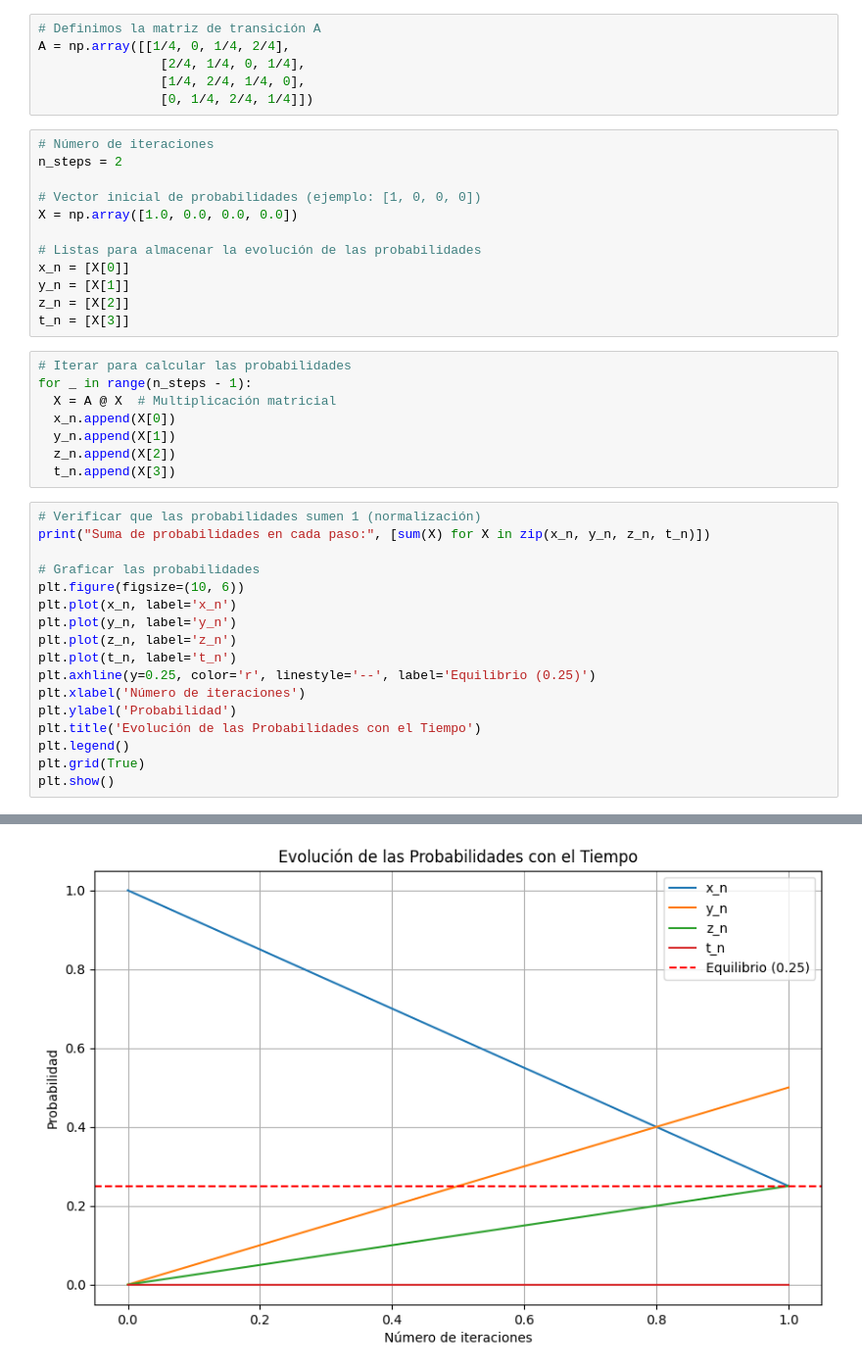
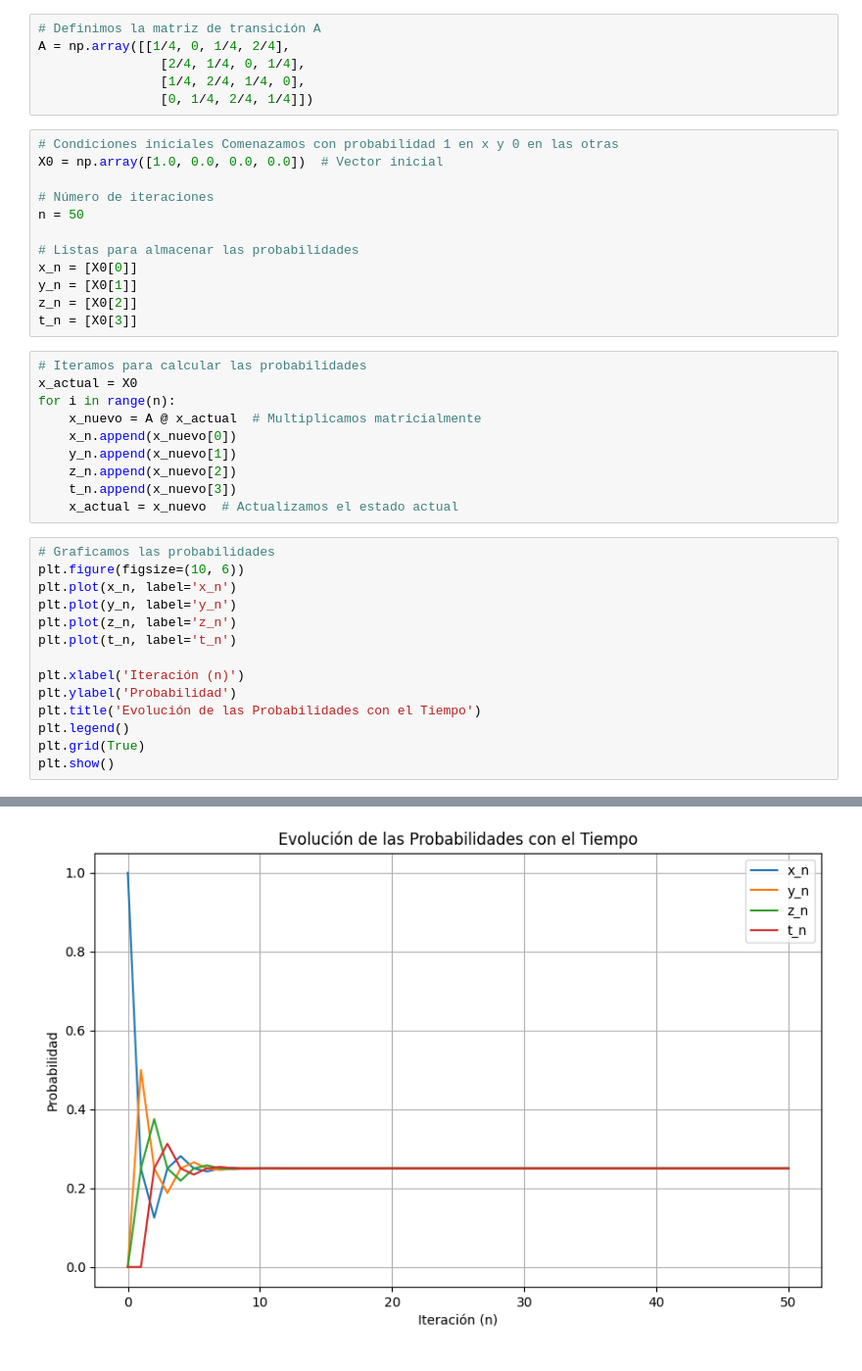
Before and after one commit to gonzoreyes07/Investigaci-n-de-Operaciones, a Jupyter notebook: Tablero_de_colores.ipynb, the cells around one changed output, grey strips where cells are left out. Shown at 98% size. Drawn from its saved outputs; the diff is of its cells as text.

```diff
--- a/Tablero_de_colores.ipynb
+++ b/Tablero_de_colores.ipynb
@@ -23,37 +26,36 @@ A = np.array([[1/4, 0, 1/4, 2/4],
                 [1/4, 2/4, 1/4, 0],
                 [0, 1/4, 2/4, 1/4]])
 # %%
+# Condiciones iniciales Comenazamos con probabilidad 1 en x y 0 en las otras
+X0 = np.array([1.0, 0.0, 0.0, 0.0])  # Vector inicial
+
 # Número de iteraciones
-n_steps = 2
+n = 50
 
-# Vector inicial de probabilidades (ejemplo: [1, 0, 0, 0])
-X = np.array([1.0, 0.0, 0.0, 0.0])
-
-# Listas para almacenar la evolución de las probabilidades
-x_n = [X[0]]
-y_n = [X[1]]
-z_n = [X[2]]
-t_n = [X[3]]
+# Listas para almacenar las probabilidades
+x_n = [X0[0]]
+y_n = [X0[1]]
+z_n = [X0[2]]
+t_n = [X0[3]]
 # %%
-# Iterar para calcular las probabilidades
-for _ in range(n_steps - 1):
-  X = A @ X  # Multiplicación matricial
-  x_n.append(X[0])
-  y_n.append(X[1])
-  z_n.append(X[2])
-  t_n.append(X[3])
+# Iteramos para calcular las probabilidades
+x_actual = X0
+for i in range(n):
+    x_nuevo = A @ x_actual  # Multiplicamos matricialmente
+    x_n.append(x_nuevo[0])
+    y_n.append(x_nuevo[1])
+    z_n.append(x_nuevo[2])
+    t_n.append(x_nuevo[3])
+    x_actual = x_nuevo  # Actualizamos el estado actual
 # %%
-# Verificar que las probabilidades sumen 1 (normalización)
-print("Suma de probabilidades en cada paso:", [sum(X) for X in zip(x_n, y_n, z_n, t_n)])
-
-# Graficar las probabilidades
+# Graficamos las probabilidades
 plt.figure(figsize=(10, 6))
 plt.plot(x_n, label='x_n')
 plt.plot(y_n, label='y_n')
 plt.plot(z_n, label='z_n')
 plt.plot(t_n, label='t_n')
-plt.axhline(y=0.25, color='r', linestyle='--', label='Equilibrio (0.25)')
-plt.xlabel('Número de iteraciones')
+
+plt.xlabel('Iteración (n)')
 plt.ylabel('Probabilidad')
 plt.title('Evolución de las Probabilidades con el Tiempo')
 plt.legend()
@@ -64 +65 @@ Suma de probabilidades en cada paso: [np.float64(1.0), np.float64(1.0)]
-[figure, old version]
+[figure, new version]
```
Also changed, not shown: parts of 5 cells of this notebook.
